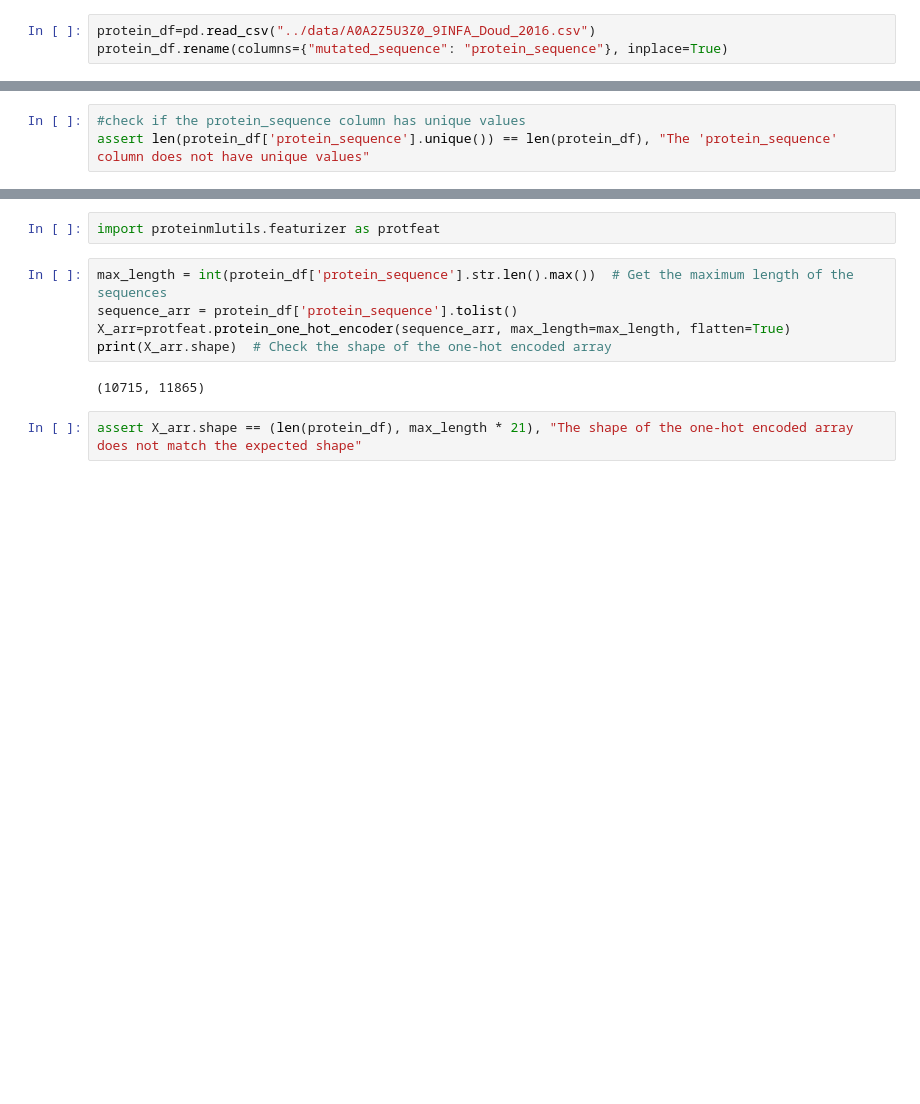
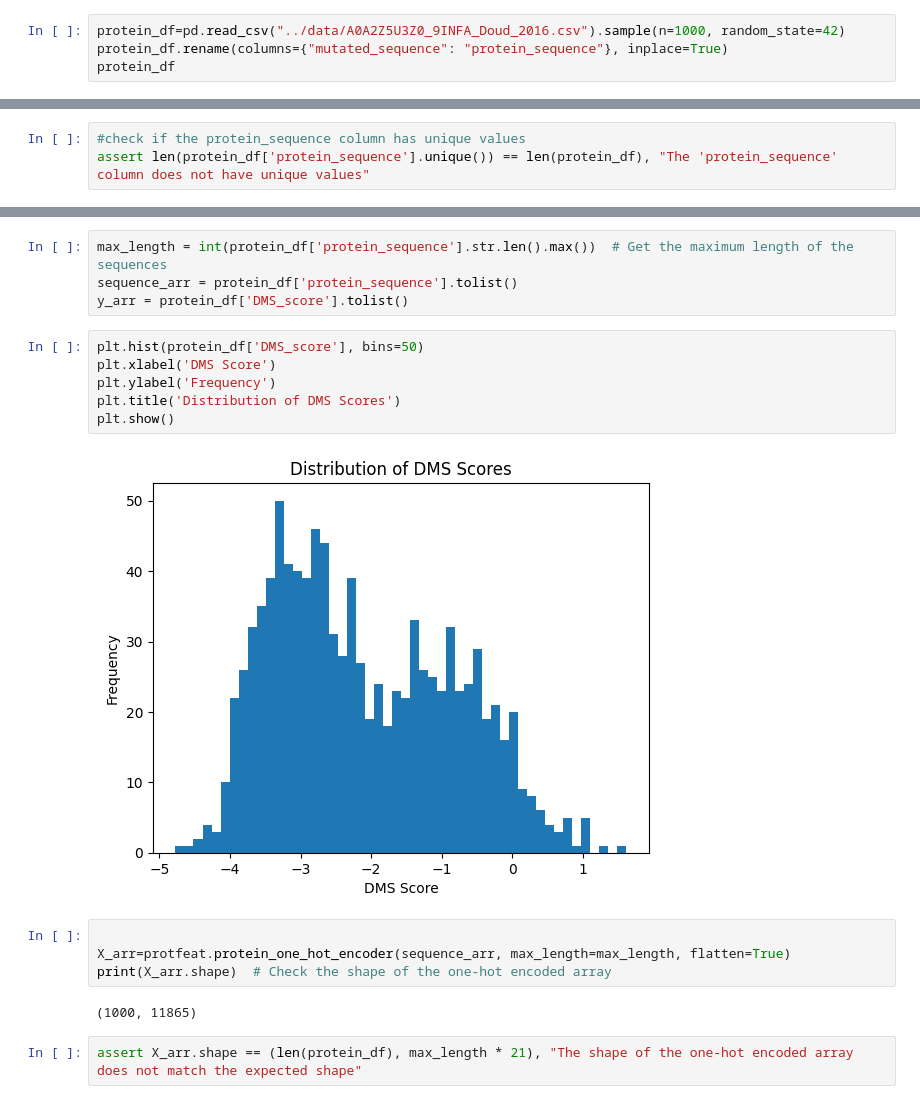
Before and after one commit to mohitpandey92/protein-mlutils, a Jupyter notebook: notebook/1_EDA_2025_07_06.ipynb, the cells around one changed output, grey strips where cells are left out. Drawn from its saved outputs; the diff is of its cells as text; blank space fills up the shorter version.

Commit message:
updated data preprocessing and data stratification

```diff
--- a/notebook/1_EDA_2025_07_06.ipynb
+++ b/notebook/1_EDA_2025_07_06.ipynb
@@ -7,3 +9,4 @@ from sklearn.model_selection import train_test_split
 # %%
-protein_df=pd.read_csv("../data/A0A2Z5U3Z0_9INFA_Doud_2016.csv")
+protein_df=pd.read_csv("../data/A0A2Z5U3Z0_9INFA_Doud_2016.csv").sample(n=1000, random_state=42)
 protein_df.rename(columns={"mutated_sequence": "protein_sequence"}, inplace=True)
+protein_df
@@ -24,13 +41,22 @@ max        565.0
 Name: protein_sequence, dtype: float64
+# %%
+max_length = int(protein_df['protein_sequence'].str.len().max())  # Get the maximum length of the sequences
+sequence_arr = protein_df['protein_sequence'].tolist()
+y_arr = protein_df['DMS_score'].tolist()
 # %%
-import proteinmlutils.featurizer as protfeat
+plt.hist(protein_df['DMS_score'], bins=50)
+plt.xlabel('DMS Score')
+plt.ylabel('Frequency')
+plt.title('Distribution of DMS Scores')
+plt.show()
+# %% [output]
+[figure, added]
 # %%
-max_length = int(protein_df['protein_sequence'].str.len().max())  # Get the maximum length of the sequences
-sequence_arr = protein_df['protein_sequence'].tolist()
+
 X_arr=protfeat.protein_one_hot_encoder(sequence_arr, max_length=max_length, flatten=True)
 print(X_arr.shape)  # Check the shape of the one-hot encoded array
 # %% [output]
-(10715, 11865)
+(1000, 11865)
 # %%
 assert X_arr.shape == (len(protein_df), max_length * 21), "The shape of the one-hot encoded array does not match the expected shape"
 # %%
```
Also changed, not shown: parts of 11 cells of this notebook, 3 other files.
